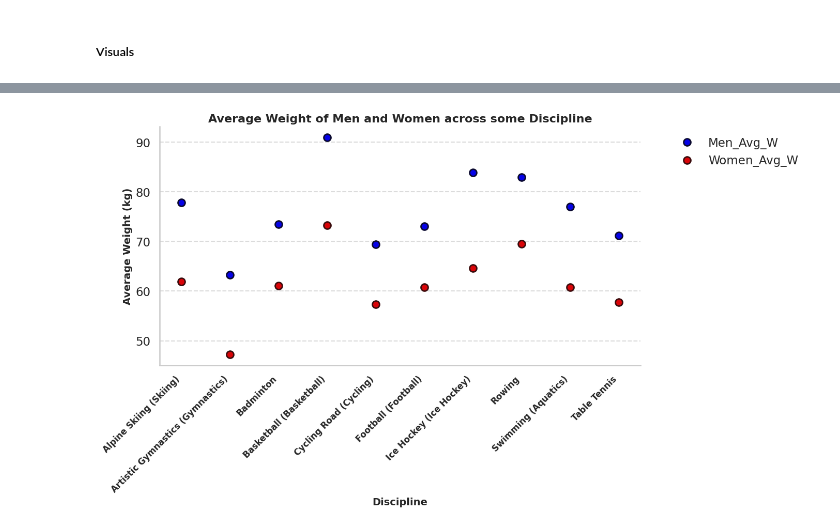
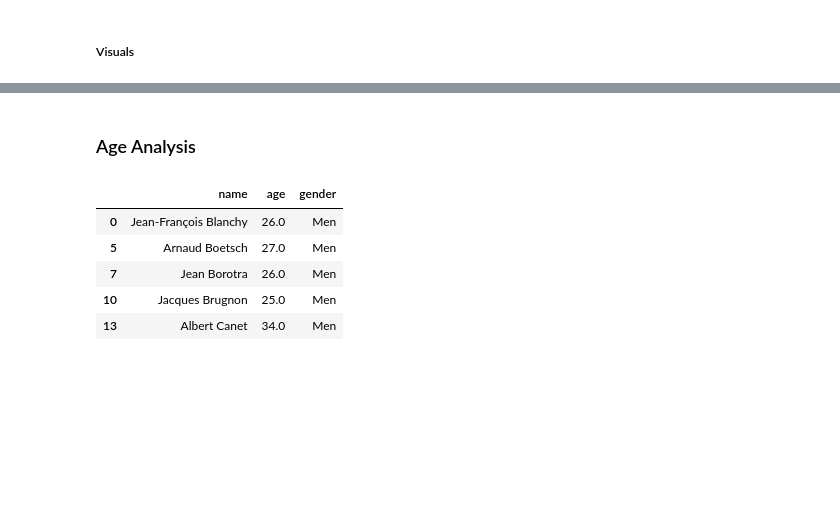
Before and after one commit to vikassinngh123/AI-ML-Learning, a Jupyter notebook: 04-Pandas/02_Olympics_History_EDA.ipynb, the cells around one changed output, grey strips where cells are left out. Saved outputs shown, nothing was run; the diff lists cells and outputs as text; code cells hidden in the pictures; blank space fills up the shorter version.

```diff
--- a/04-Pandas/02_Olympics_History_EDA.ipynb
+++ b/04-Pandas/02_Olympics_History_EDA.ipynb
@@ -382,45 +414,23 @@ plt.show()
-# %%
-
-plt.figure(figsize=(12,6))
-
-sns.set_theme(style="whitegrid",context="talk")
-plt.title("Average Weight of Men and Women across some Discipline",fontsize=16,fontweight="bold")
-
-#Men Avg Weight
-sns.lineplot(
-              x=sp_gmucp_t_d['discipline'],
-              y=sp_gmucp_t_d['weight_kg'],
-              marker='o',
-              markersize=10,
-              markeredgecolor='#0b0a30',
-              markerfacecolor='#0602e6',
-              markeredgewidth=2,
-              linestyle=' ',
-              label='Men_Avg_W')
-#Women Avg Weight
-sns.lineplot(
-              x=sp_gwucp_t_d['discipline'],
-              y=sp_gwucp_t_d['weight_kg'],
-              marker='o',
-              markersize=10,
-              markeredgecolor='#3b0c0d',
-              markerfacecolor='#d90408',
-              markeredgewidth=2,
-              linestyle=' ',
-              label='Women_Avg_W')
-
-plt.xlabel("Discipline",fontsize=14,fontweight="bold")
-plt.ylabel("Average Weight (kg)",fontsize=14,fontweight="bold")
-
-plt.xticks(rotation=45,ha="right",fontsize=12,
-           fontweight='bold')
-plt.legend(bbox_to_anchor=(1.05, 1), loc='upper left',frameon=False)
-
-sns.despine()
-
-plt.grid(axis='y', linestyle='--', alpha=0.7)
-plt.grid(axis='x', visible=False)
-
-plt.show()
-# %% [output]
-[figure, removed]
+# %% [markdown]
+### Age Analysis
+# %%
+ct_d=t_d.dropna(subset=['born_date','year']).copy()
+
+time_ct_d=pd.to_datetime(ct_d['born_date'])
+
+ct_d['age']=ct_d['year']-time_ct_d.dt.year
+
+age_t_d=ct_d.drop_duplicates(subset=['athlete_id'])
+
+agec_t_d=age_t_d[['name','age']].copy()
+agec_t_d['gender'] = 'Other'
+agec_t_d.loc[age_t_d['event'].str.contains('Men', na=False), 'gender'] = 'Men'
+agec_t_d.loc[age_t_d['event'].str.contains('Women', na=False), 'gender'] = 'Women'
+agec_t_d.head(5)
+# %% [output]
+|  | name | age | gender |
+| 0 | Jean-François Blanchy | 26.0 | Men |
+| 5 | Arnaud Boetsch | 27.0 | Men |
+| 7 | Jean Borotra | 26.0 | Men |
+| 10 | Jacques Brugnon | 25.0 | Men |
+| 13 | Albert Canet | 34.0 | Men |
```
Also changed, not shown: parts of 4 cells of this notebook.
